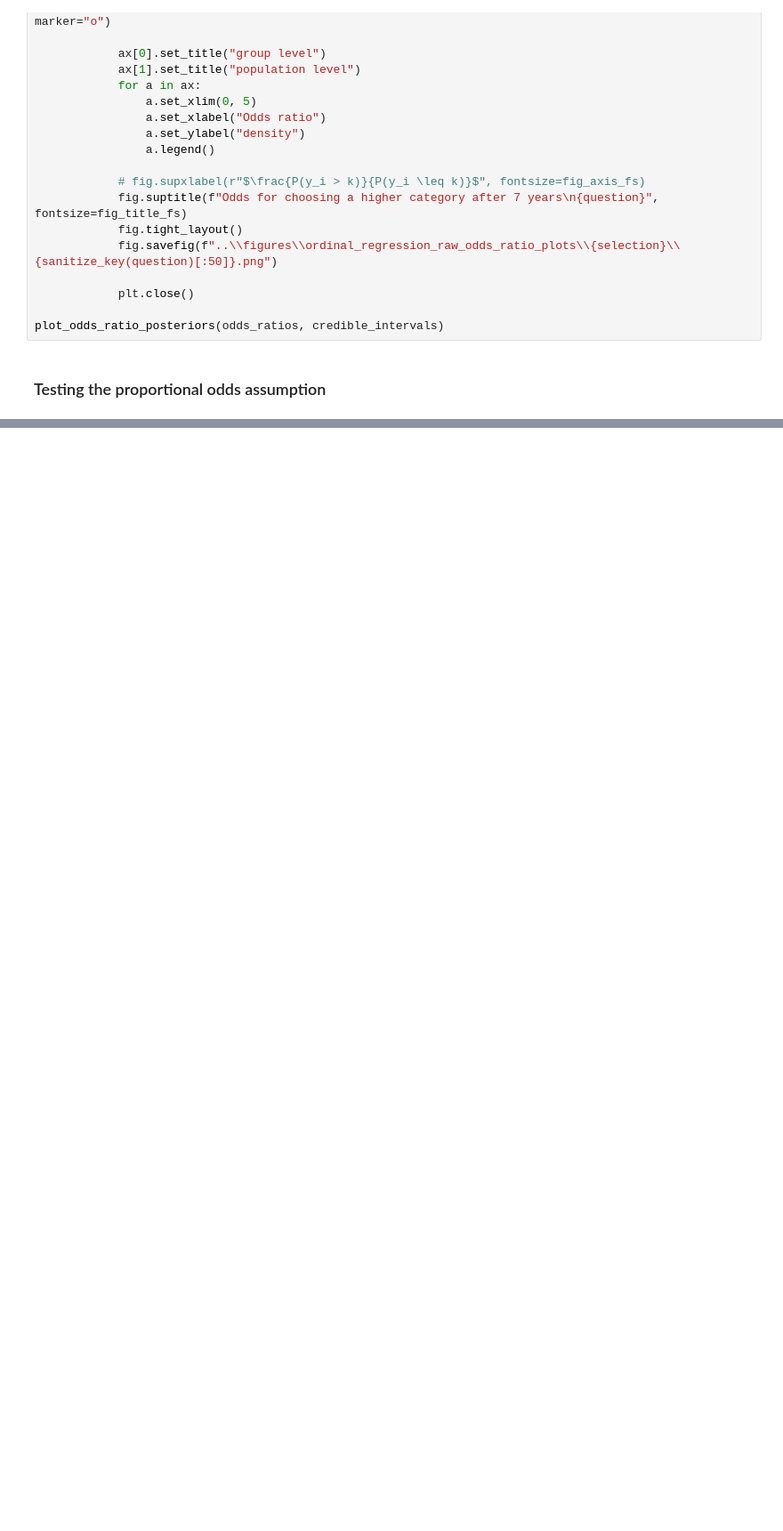
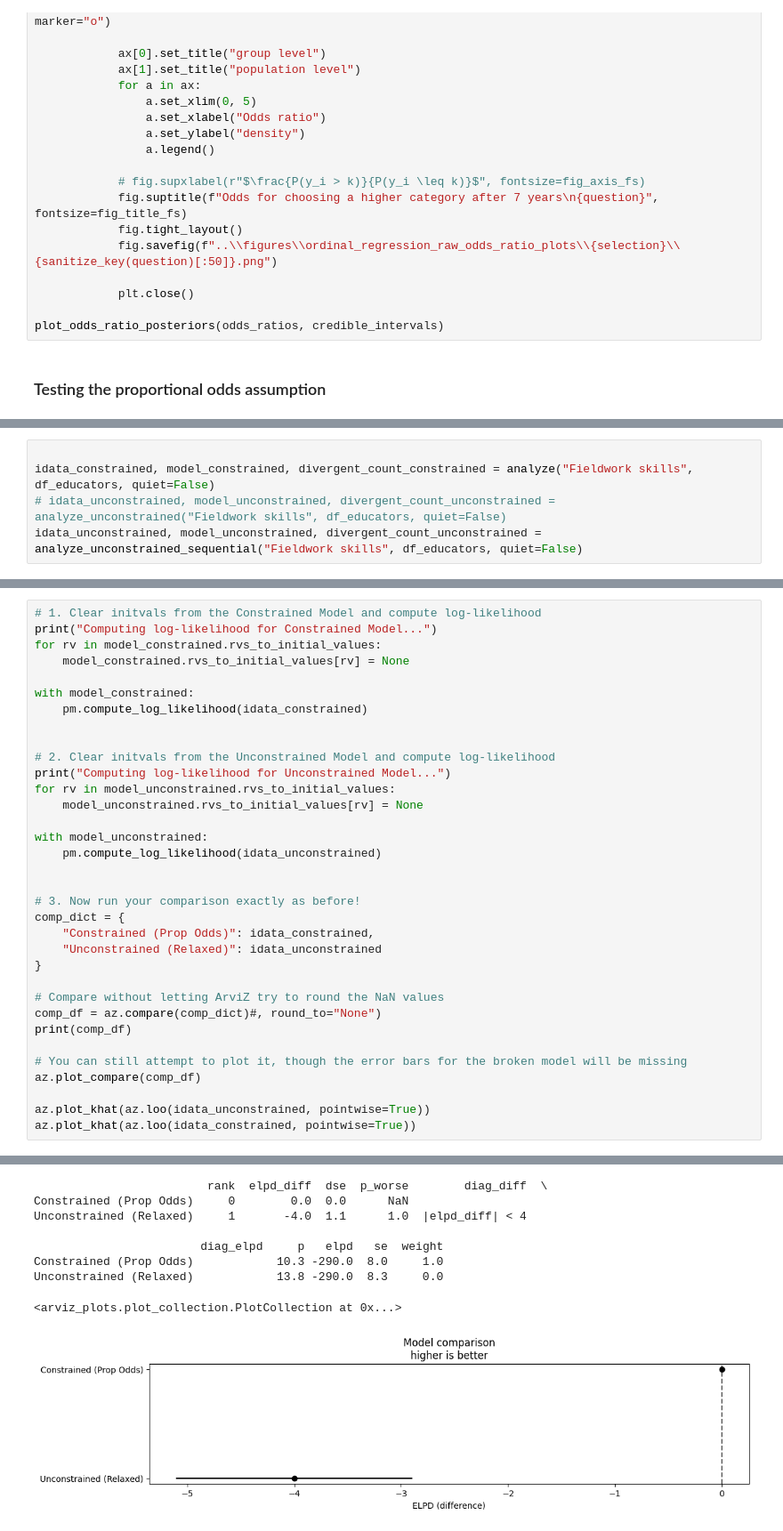
Before and after one commit to HarryYouAreAWizard/BaseGeo_2_0_data_analysis, a Jupyter notebook: OrdinalRegression.ipynb, the cells around one changed output, grey strips where cells are left out. Shown at 89% size. Drawn from its saved outputs; the diff is of its cells as text; blank space fills up the shorter version.

Commit message:
set up unconstrained model

```diff
--- a/OrdinalRegression.ipynb
+++ b/OrdinalRegression.ipynb
@@ -1150,0 +1188,5 @@ def analyze(question, dataframe, quiet=False):
+# %%
+
+idata_constrained, model_constrained, divergent_count_constrained = analyze("Fieldwork skills", df_educators, quiet=False)
+# idata_unconstrained, model_unconstrained, divergent_count_unconstrained = analyze_unconstrained("Fieldwork skills", df_educators, quiet=False)
+idata_unconstrained, model_unconstrained, divergent_count_unconstrained = analyze_unconstrained_sequential("Fieldwork skills", df_educators, quiet=False)
@@ -1150,0 +1196,35 @@ def analyze(question, dataframe, quiet=False):
+# %%
+# 1. Clear initvals from the Constrained Model and compute log-likelihood
+print("Computing log-likelihood for Constrained Model...")
+for rv in model_constrained.rvs_to_initial_values:
+    model_constrained.rvs_to_initial_values[rv] = None
+
+with model_constrained:
+    pm.compute_log_likelihood(idata_constrained)
+
+
+# 2. Clear initvals from the Unconstrained Model and compute log-likelihood
+print("Computing log-likelihood for Unconstrained Model...")
+for rv in model_unconstrained.rvs_to_initial_values:
+    model_unconstrained.rvs_to_initial_values[rv] = None
+
+with model_unconstrained:
+    pm.compute_log_likelihood(idata_unconstrained)
+
+
+# 3. Now run your comparison exactly as before!
+comp_dict = {
+    "Constrained (Prop Odds)": idata_constrained,
+    "Unconstrained (Relaxed)": idata_unconstrained
+}
+
+# Compare without letting ArviZ try to round the NaN values
+comp_df = az.compare(comp_dict)#, round_to="None")
+print(comp_df)
+
+# You can still attempt to plot it, though the error bars for the broken model will be missing
+az.plot_compare(comp_df)
+
+az.plot_khat(az.loo(idata_unconstrained, pointwise=True))
+az.plot_khat(az.loo(idata_constrained, pointwise=True))
+# %% [output]
@@ -1150,0 +1237,9 @@ def analyze(question, dataframe, quiet=False):
+                         rank  elpd_diff  dse  p_worse        diag_diff  \
+Constrained (Prop Odds)     0        0.0  0.0      NaN
+Unconstrained (Relaxed)     1       -4.0  1.1      1.0  |elpd_diff| < 4
+
+                        diag_elpd     p   elpd   se  weight
+Constrained (Prop Odds)            10.3 -290.0  8.0     1.0
+Unconstrained (Relaxed)            13.8 -290.0  8.3     0.0
+<arviz_plots.plot_collection.PlotCollection at 0x...>
+[figure, added]
```
Also changed, not shown: parts of 4 cells of this notebook, 3 other files.
